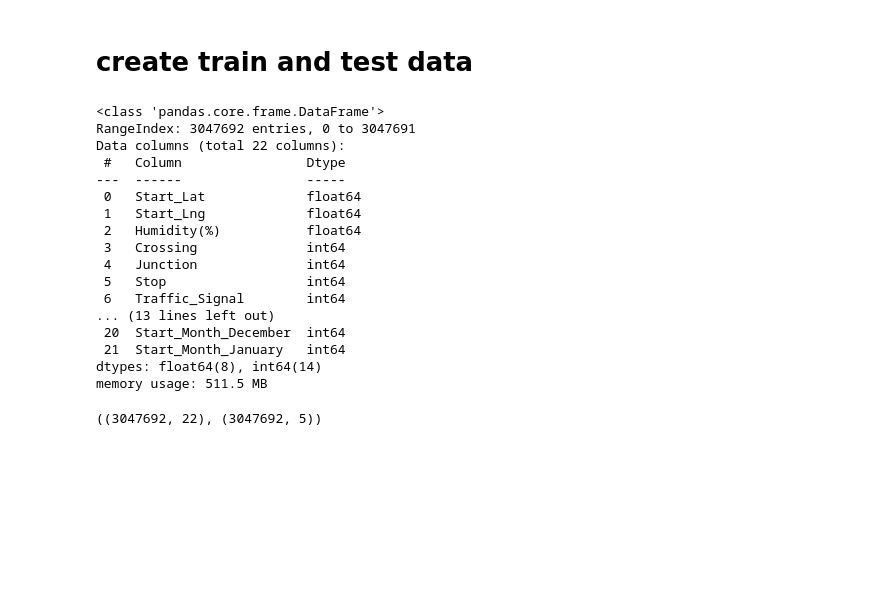
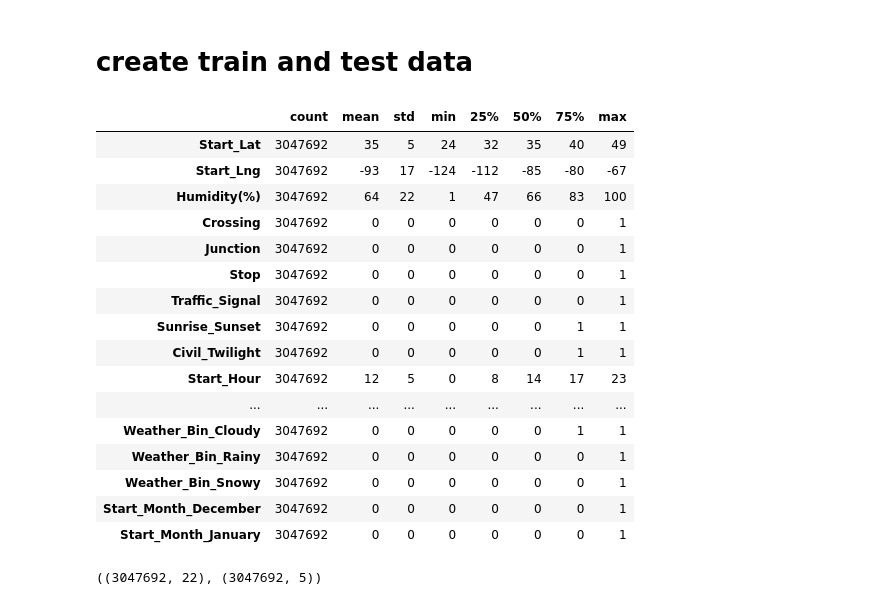
Before and after one commit to reza370/ML_group_project, a Jupyter notebook: accidents_models_Reza.ipynb, the cells around one changed output. Drawn from its saved outputs; the diff is of its cells as text; code cells hidden in the pictures; blank space fills up the shorter version.

```diff
--- a/accidents_models.ipynb
+++ b/accidents_models_Reza.ipynb
@@ -91,26 +91,26 @@ X = accidents_sub.drop(columns=['Unnamed: 0', 'ID', 'Severity', 'Delay(min)', 'S
        'Start_Year', 'Start_Month', 'Start_Day', "Wind_Chill(C)",
        'Start_time','Distance(km)', 'Delay_ln', 'Severity_new'])
 Y = accidents_sub.loc[:, ['Severity', 'Severity_new', 'Delay(min)', 'Delay_ln', 'Distance(km)']]
-# %%
-X.info()
-# %% [output]
-<class 'pandas.core.frame.DataFrame'>
-RangeIndex: 3047692 entries, 0 to 3047691
-Data columns (total 22 columns):
- #   Column                Dtype
----  ------                -----
- 0   Start_Lat             float64
- 1   Start_Lng             float64
- 2   Humidity(%)           float64
- 3   Crossing              int64
- 4   Junction              int64
- 5   Stop                  int64
- 6   Traffic_Signal        int64
-... (13 lines left out)
- 20  Start_Month_December  int64
- 21  Start_Month_January   int64
-dtypes: float64(8), int64(14)
-memory usage: 511.5 MB
+# %%
+X.describe().astype(int).T
+# %% [output]
+|  | count | mean | std | min | 25% | 50% | 75% | max |
+| Start_Lat | 3047692 | 35 | 5 | 24 | 32 | 35 | 40 | 49 |
+| Start_Lng | 3047692 | -93 | 17 | -124 | -112 | -85 | -80 | -67 |
+| Humidity(%) | 3047692 | 64 | 22 | 1 | 47 | 66 | 83 | 100 |
+| Crossing | 3047692 | 0 | 0 | 0 | 0 | 0 | 0 | 1 |
+| Junction | 3047692 | 0 | 0 | 0 | 0 | 0 | 0 | 1 |
+| Stop | 3047692 | 0 | 0 | 0 | 0 | 0 | 0 | 1 |
+| Traffic_Signal | 3047692 | 0 | 0 | 0 | 0 | 0 | 0 | 1 |
+| Sunrise_Sunset | 3047692 | 0 | 0 | 0 | 0 | 0 | 1 | 1 |
+| Civil_Twilight | 3047692 | 0 | 0 | 0 | 0 | 0 | 1 | 1 |
+| Start_Hour | 3047692 | 12 | 5 | 0 | 8 | 14 | 17 | 23 |
+| ... | ... | ... | ... | ... | ... | ... | ... | ... |
+| Weather_Bin_Cloudy | 3047692 | 0 | 0 | 0 | 0 | 0 | 1 | 1 |
+| Weather_Bin_Rainy | 3047692 | 0 | 0 | 0 | 0 | 0 | 0 | 1 |
+| Weather_Bin_Snowy | 3047692 | 0 | 0 | 0 | 0 | 0 | 0 | 1 |
+| Start_Month_December | 3047692 | 0 | 0 | 0 | 0 | 0 | 0 | 1 |
+| Start_Month_January | 3047692 | 0 | 0 | 0 | 0 | 0 | 0 | 1 |
 # %%
 X.shape, Y.shape
 # %% [output]
```
Also changed, not shown: parts of 2 cells of this notebook, 2 other files.
